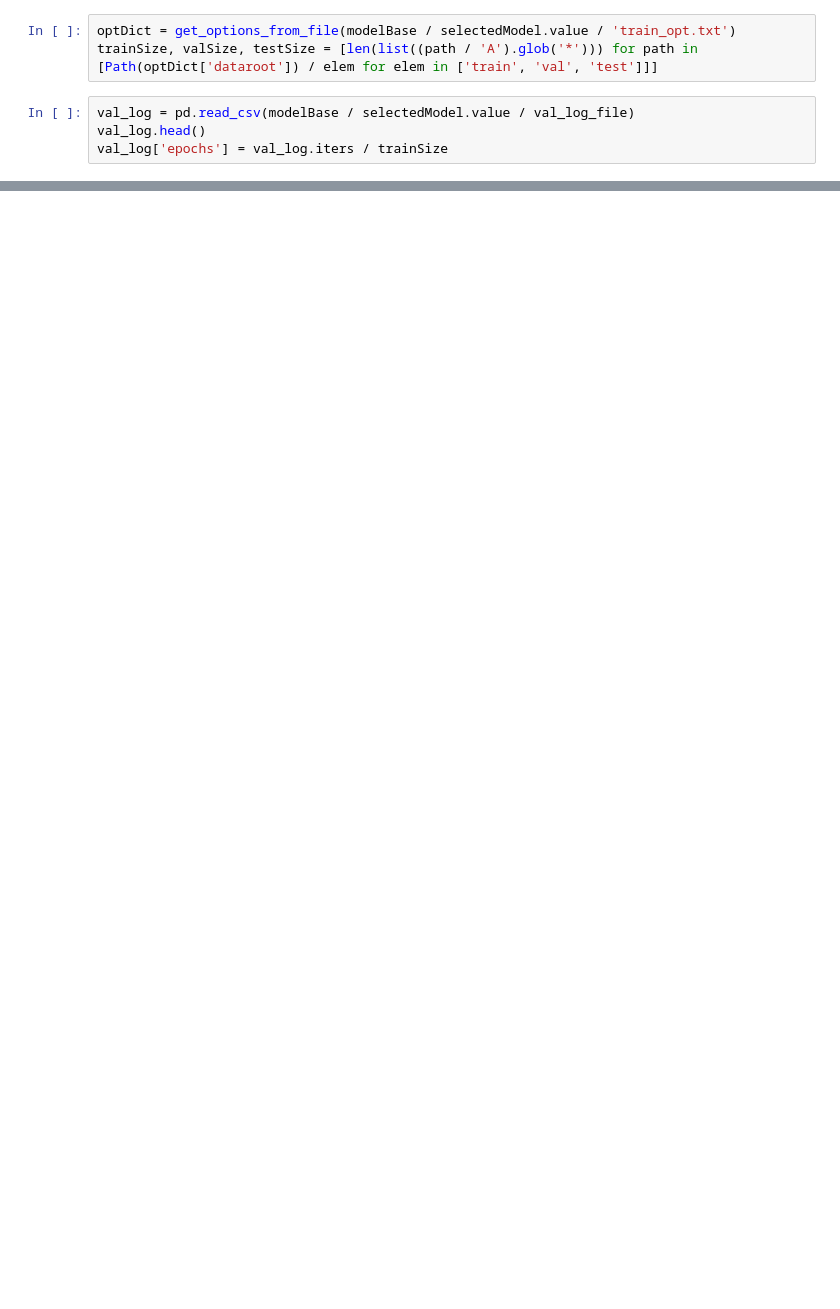
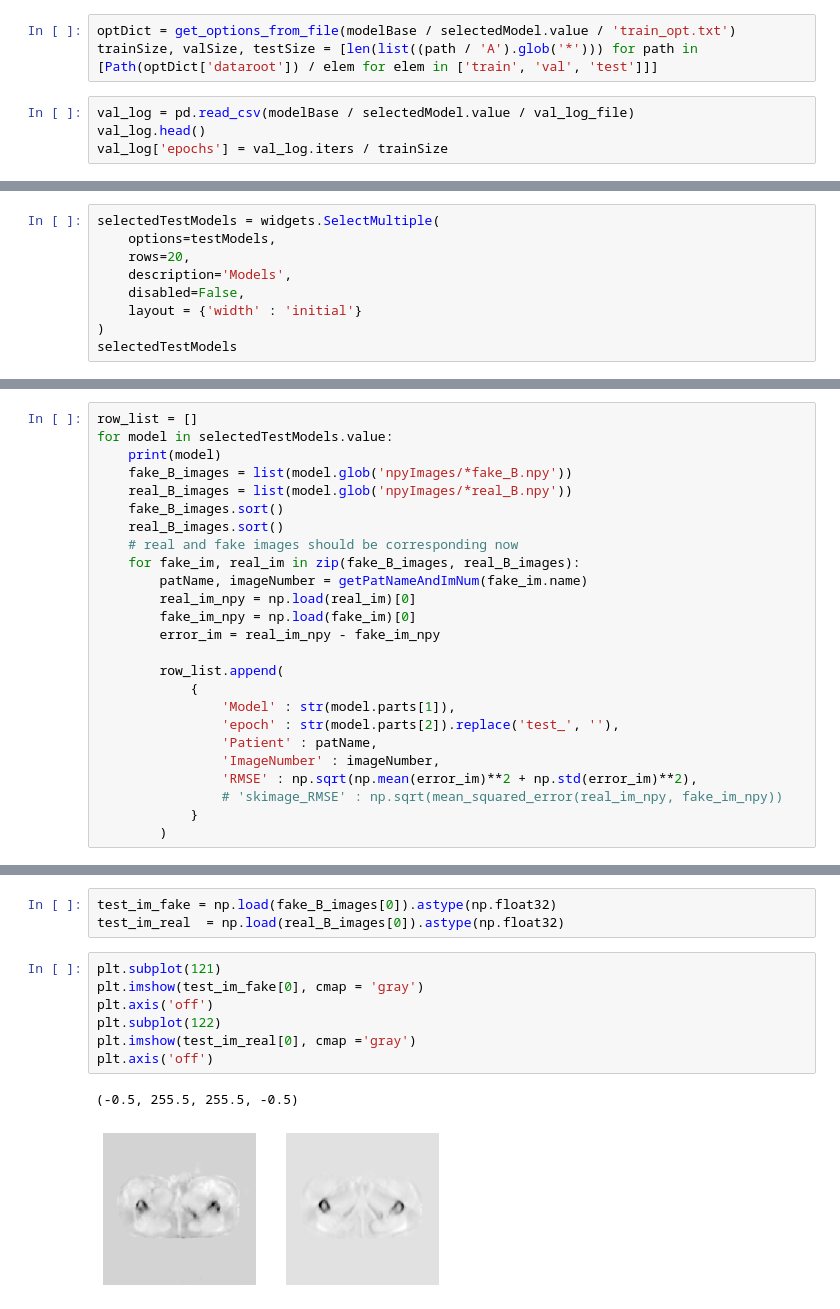
Before and after one commit to skarrea/pytorch-CycleGAN-and-pix2pix, a Jupyter notebook: displayModelPerformance.ipynb, the cells around one changed output, grey strips where cells are left out. Drawn from its saved outputs; the diff is of its cells as text; blank space fills up the shorter version.

Commit message:
Model performance display and visualization

```diff
--- a/displayModelPerformance.ipynb
+++ b/displayModelPerformance.ipynb
@@ -58,0 +77,9 @@ ax2.set_xlabel('total iters');
+# %%
+selectedTestModels = widgets.SelectMultiple(
+    options=testModels,
+    rows=20,
+    description='Models',
+    disabled=False,
+    layout = {'width' : 'initial'}
+)
+selectedTestModels
@@ -58,0 +88,25 @@ ax2.set_xlabel('total iters');
+# %%
+row_list = []
+for model in selectedTestModels.value:
+    print(model)
+    fake_B_images = list(model.glob('npyImages/*fake_B.npy'))
+    real_B_images = list(model.glob('npyImages/*real_B.npy'))
+    fake_B_images.sort()
+    real_B_images.sort()
+    # real and fake images should be corresponding now
+    for fake_im, real_im in zip(fake_B_images, real_B_images):
+        patName, imageNumber = getPatNameAndImNum(fake_im.name)
+        real_im_npy = np.load(real_im)[0]
+        fake_im_npy = np.load(fake_im)[0]
+        error_im = real_im_npy - fake_im_npy
+
+        row_list.append(
+            {
+                'Model' : str(model.parts[1]),
+                'epoch' : str(model.parts[2]).replace('test_', ''),
+                'Patient' : patName,
+                'ImageNumber' : imageNumber,
+                'RMSE' : np.sqrt(np.mean(error_im)**2 + np.std(error_im)**2),
+                # 'skimage_RMSE' : np.sqrt(mean_squared_error(real_im_npy, fake_im_npy))
+            }
+        )
@@ -58,0 +180,13 @@ ax2.set_xlabel('total iters');
+# %%
+test_im_fake = np.load(fake_B_images[0]).astype(np.float32)
+test_im_real  = np.load(real_B_images[0]).astype(np.float32)
+# %%
+plt.subplot(121)
+plt.imshow(test_im_fake[0], cmap = 'gray')
+plt.axis('off')
+plt.subplot(122)
+plt.imshow(test_im_real[0], cmap ='gray')
+plt.axis('off')
+# %% [output]
+(-0.5, 255.5, 255.5, -0.5)
+[figure, added]
```
Also changed, not shown: parts of 13 cells of this notebook, 15 other files.
